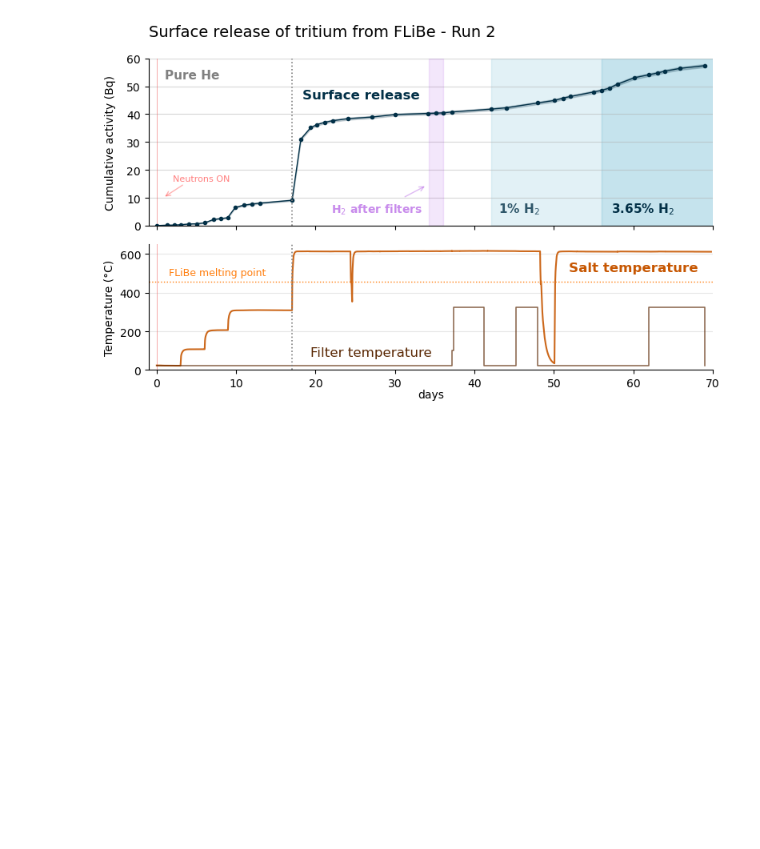
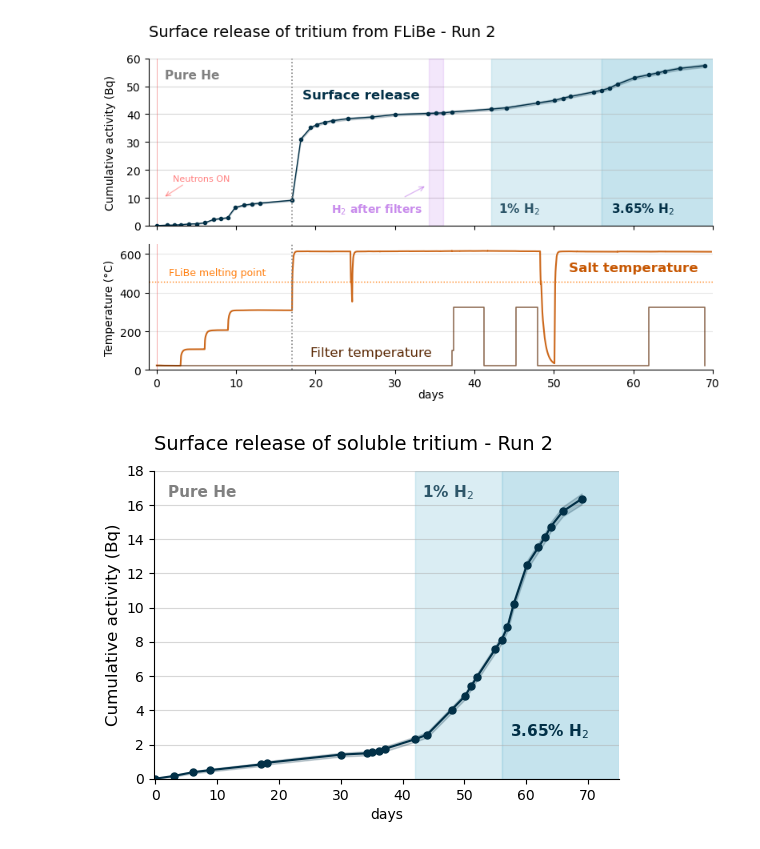
Before and after one commit to LIBRA-project/FLiBe-1L-run-2, a Jupyter notebook: analysis/tritium/TOFE_plotting.ipynb, the cells around one changed output. Drawn from its saved outputs; the diff is of its cells as text; code cells hidden in the pictures; blank space fills up the shorter version.

Commit message:
Finalized TOFE plotting

```diff
--- a/analysis/tritium/TOFE_plotting.ipynb
+++ b/analysis/tritium/TOFE_plotting.ipynb
@@ -544,3 +544,69 @@ plt.savefig("outputs/surface_release_run_2.png", bbox_inches="tight")
 plt.show()
 # %% [output]
 [figure]
+# %%
+plt.figure(figsize=(6, 4))
+plt.grid(axis="y", alpha=0.5)
+plt.ylim(bottom=0 * ureg.Bq)
+
+# Get cumulative activities and their errors for inner vessel stream - SOLUBLE only
+iv_cumulative = IV_stream_with_errors.get_cumulative_activity("soluble")
+iv_errors = IV_stream_with_errors.get_cumulative_activity_errors("soluble")
+
+# Convert times to numpy arrays for plotting
+times_top = np.array([t.magnitude for t in replacement_times_top])
+
+# Extract magnitudes for cumulative values (they have units)
+iv_cumulative_mag = iv_cumulative.magnitude if hasattr(iv_cumulative, 'magnitude') else iv_cumulative
+
+# Keep zeros, keep duplicate-x points, but drop points whose y matches nearest point at lower x
+y_values = np.asarray(iv_cumulative_mag)
+err_values = np.asarray(iv_errors)
+keep_mask = np.ones(len(times_top), dtype=bool)
+
+current_x = times_top[0]
+prev_lower_x_y = None
+
+for i in range(1, len(times_top)):
+    if times_top[i] > current_x:
+        prev_lower_x_y = y_values[i - 1]
+        current_x = times_top[i]
+
+    if prev_lower_x_y is not None and np.isclose(y_values[i], prev_lower_x_y):
+        keep_mask[i] = False
+
+times_top_filtered = times_top[keep_mask]
+iv_cumulative_mag_filtered = y_values[keep_mask]
+iv_errors_filtered = err_values[keep_mask]
+
+# Match the same cover-gas shading and H2 labels used in the plot above
+if cover_gas_1pct_day is not None and cover_gas_365_day is not None:
+    plt.axvspan(cover_gas_1pct_day, cover_gas_365_day, color="lightblue", alpha=0.45, zorder=0)
+    plt.axvspan(cover_gas_365_day, 75, color="lightblue", alpha=0.7, zorder=0)
+
+    plt.text(2, 16.3, "Pure He", color="gray", fontsize=11, ha="left", va="bottom", fontweight="bold", zorder=4)
+    plt.text(43.2, 16.2, "1% H$_{2}$", color="#023047", alpha=0.8, fontsize=11, ha="left", va="bottom", fontweight="bold", zorder=4)
+    plt.text(57.4, 2.2, "3.65% H$_{2}$", color="#023047", fontsize=11, ha="left", va="bottom", fontweight="bold", zorder=4)
+
+# Plot line with error band
+plt.plot(times_top_filtered, iv_cumulative_mag_filtered, color="#023047", linewidth=1.5, marker='o', markersize=5)
+plt.fill_between(
+    times_top_filtered,
+    iv_cumulative_mag_filtered - iv_errors_filtered,
+    iv_cumulative_mag_filtered + iv_errors_filtered,
+    color="#023047",
+    alpha=0.2
+)
+
+plt.title("Surface release of soluble tritium - Run 2", loc="left", fontsize=14, pad=15)
+plt.ylim(top=18)
+plt.xlim(right = 75)
+plt.xlim(left = -0.2)
+plt.xlabel("days")
+plt.ylabel("Cumulative activity (Bq)", fontsize=12)
+
+plt.savefig("outputs/IV_release_soluble_run_2.pdf", bbox_inches="tight")
+plt.savefig("outputs/IV_release_soluble_run_2.svg", bbox_inches="tight")
+plt.savefig("outputs/IV_release_soluble_run_2.png", bbox_inches="tight")
+# %% [output]
+[figure, added]
```
Also changed, not shown: parts of 1 cell of this notebook.
